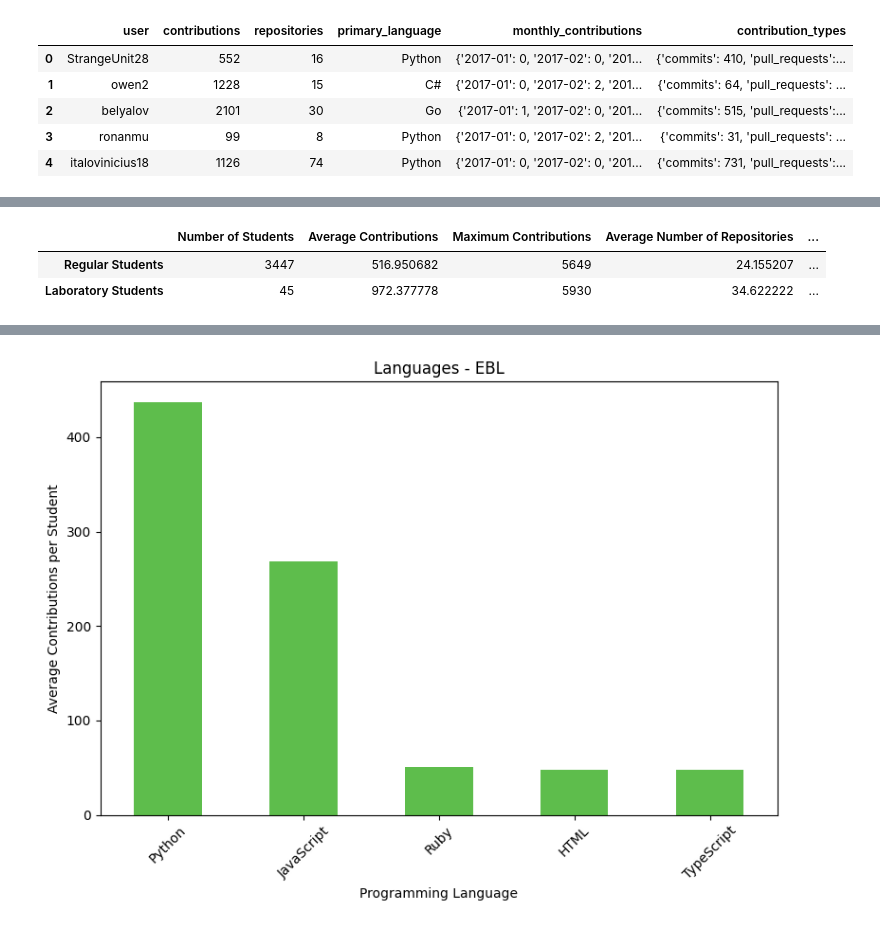
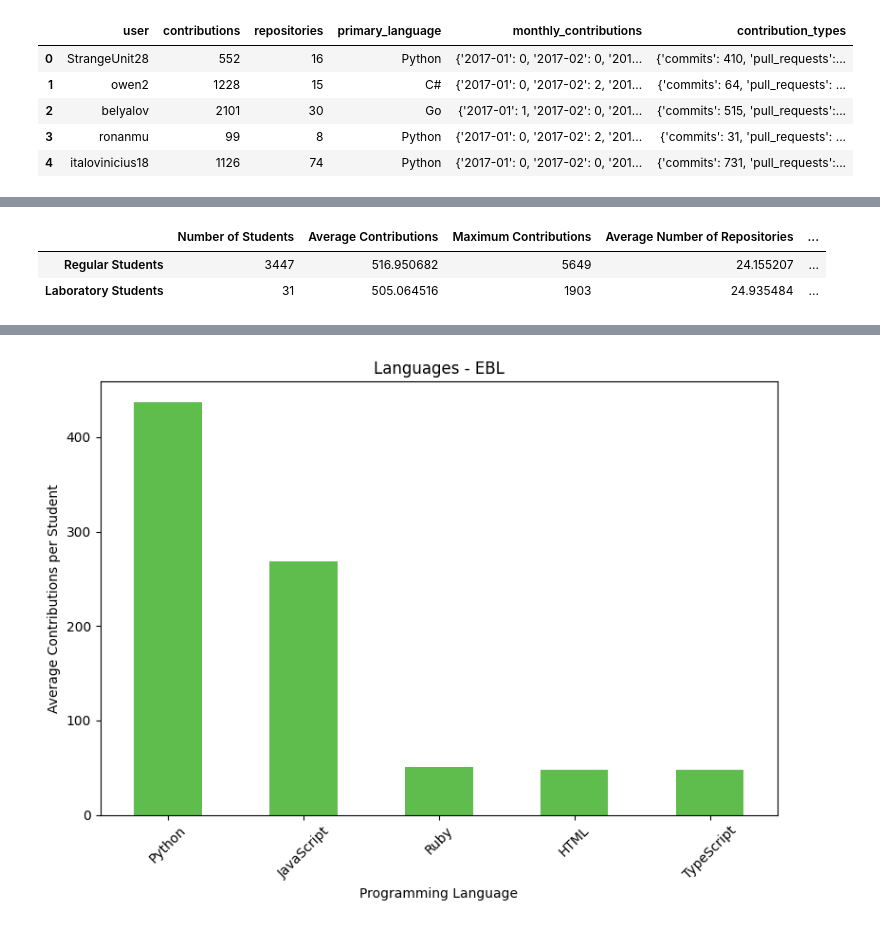
Before and after one commit to lappis-unb/EbL_Over_PbL, a Jupyter notebook: notebook/contributions_analysis.ipynb, the cells around one changed output, grey strips where cells are left out. Drawn from its saved outputs; the diff is of its cells as text; code cells hidden in the pictures.

```diff
--- a/notebook/contributions_analysis.ipynb
+++ b/notebook/contributions_analysis.ipynb
@@ -78,13 +53,11 @@ def remove_specified_outliers(df, columns):
 
 columns_to_filter = ['contributions', 'repositories', 'commits', 'pull_requests', 'issues', 'reviews']
 
-# lappis_data = prepare_data(lappis_data)
 eps_data = prepare_data(eps_data)
+lappis_data = prepare_data(lappis_data)
 
-# lappis_filtered = remove_specified_outliers(lappis_data, columns_to_filter)
 eps_filtered = remove_specified_outliers(eps_data, columns_to_filter)
-
-# display(lappis_filtered.describe(), eps_filtered.describe())
+lappis_filtered = remove_specified_outliers(lappis_data, columns_to_filter)
 # %%
 from sklearn.preprocessing import MinMaxScaler
 
@@ -114,25 +112,25 @@ display(lappis_normalized.head(), eps_balanced.head())
 # %%
 def compute_statistics(df):
 
     stats = {
         'Number of Students': len(df),
         'Average Contributions': df['contributions'].mean(),
         'Maximum Contributions': df['contributions'].max(),
         'Average Number of Repositories': df['repositories'].mean(),
         'Maximum Number of Repositories': df['repositories'].max()
     }
     return stats
 
-lappis_stats = compute_statistics(lappis_data)
+lappis_stats = compute_statistics(lappis_filtered)
 eps_stats = compute_statistics(eps_filtered)
 
 stats_df = pd.DataFrame([eps_stats, lappis_stats], index=['Regular Students', 'Laboratory Students'])
 
 display(stats_df)
 # %% [output]
 |  | Number of Students | Average Contributions | Maximum Contributions | Average Number of Repositories | ... |
 | Regular Students | 3447 | 516.950682 | 5649 | 24.155207 | ... |
-| Laboratory Students | 45 | 972.377778 | 5930 | 34.622222 | ... |
+| Laboratory Students | 31 | 505.064516 | 1903 | 24.935484 | ... |
 # %%
 import pandas as pd
 import json
```
Also changed, not shown: parts of 9 cells of this notebook.
